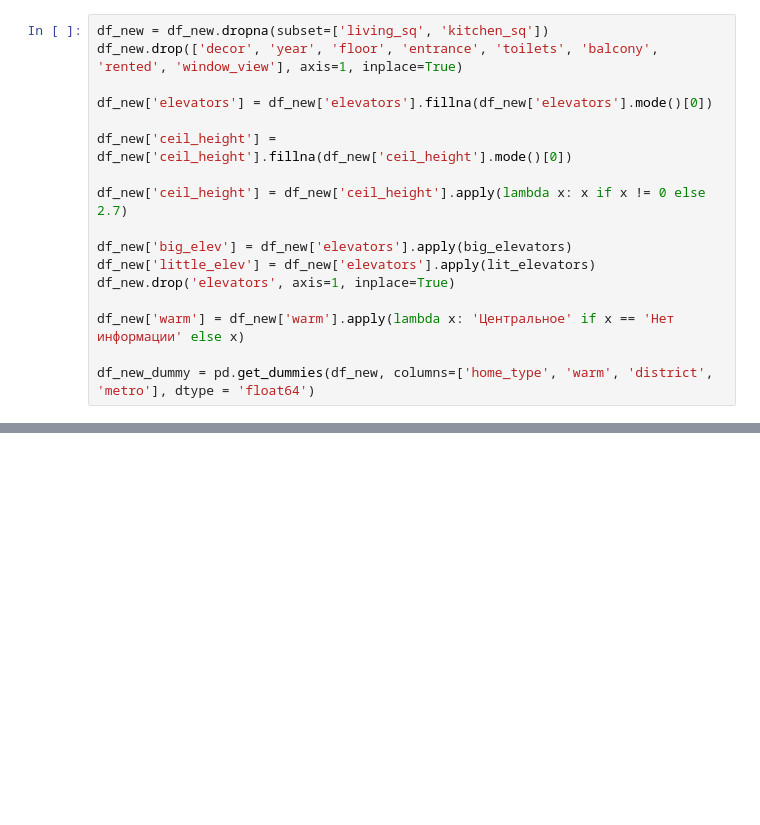
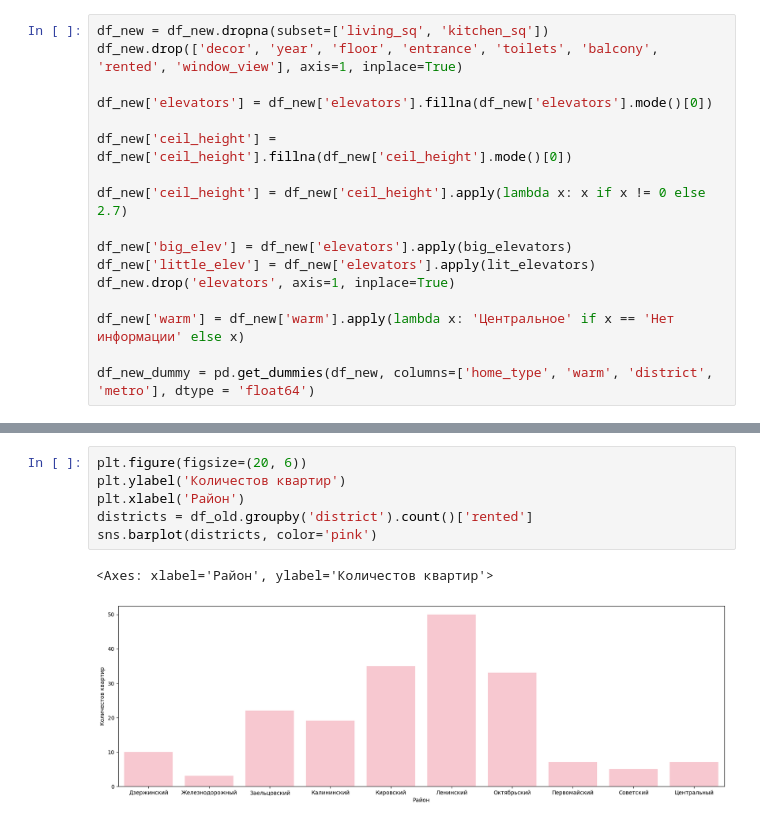
Before and after one commit to Elizar54/House-pricing-in-Akademtown, a Jupyter notebook: analysys.ipynb, the cells around one changed output, grey strips where cells are left out. Cells and saved outputs as stored; diff of their text form; blank space fills up the shorter version.

```diff
--- a/analysys.ipynb
+++ b/analysys.ipynb
@@ -94,0 +133,9 @@ df_new_dummy = pd.get_dummies(df_new, columns=['home_type', 'warm', 'district',
+# %%
+plt.figure(figsize=(20, 6))
+plt.ylabel('Количестов квартир')
+plt.xlabel('Район')
+districts = df_old.groupby('district').count()['rented']
+sns.barplot(districts, color='pink')
+# %% [output]
+<Axes: xlabel='Район', ylabel='Количестов квартир'>
+[figure, added]
```
Also changed, not shown: parts of 15 cells of this notebook, 6 other files.
